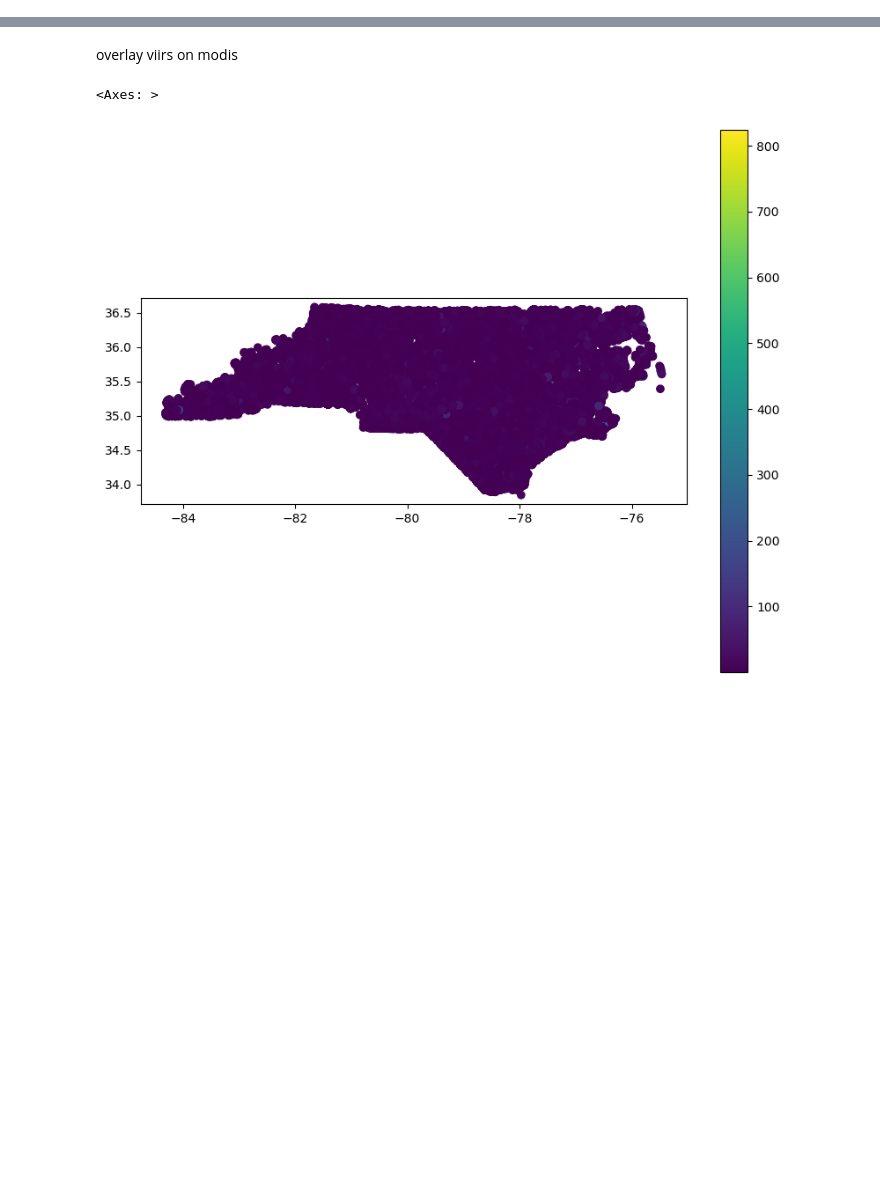
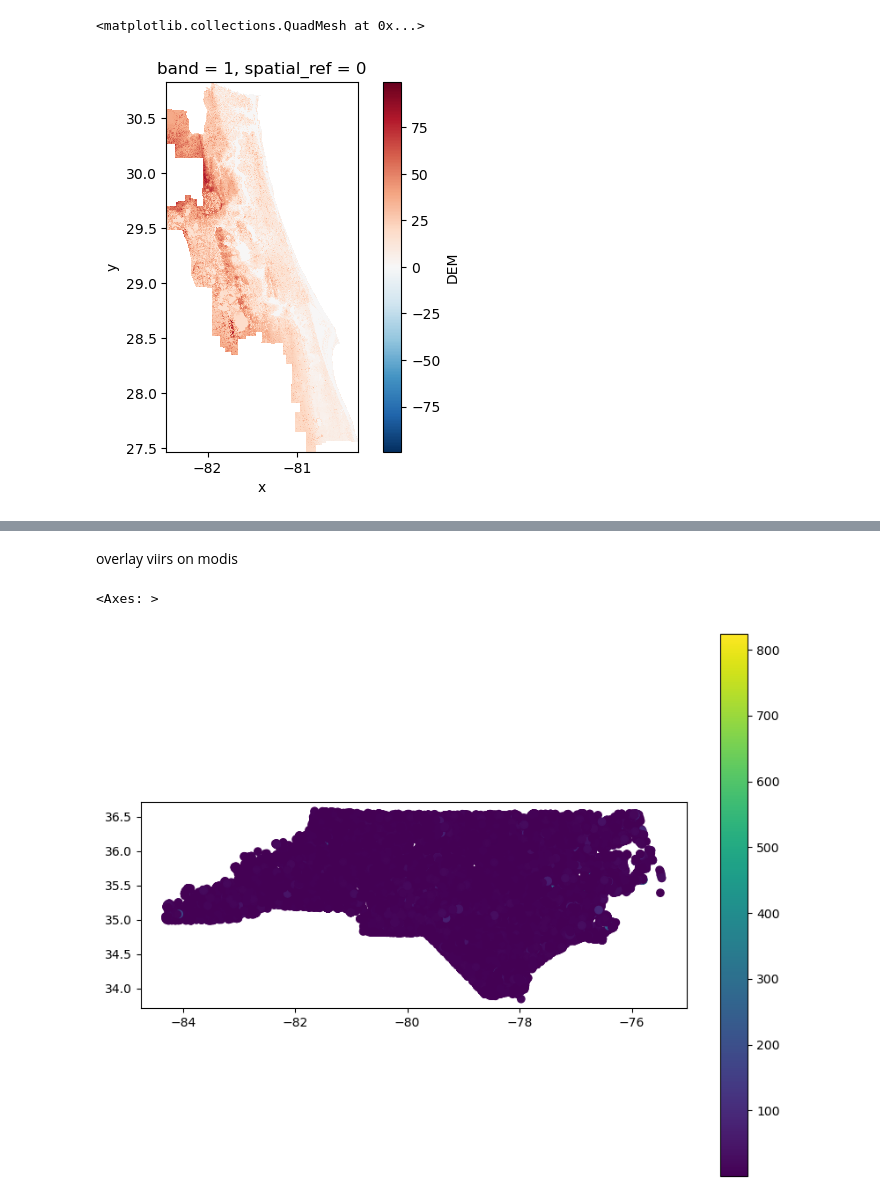
Before and after one commit to jimzhang629/peat_fire_stanback, a Jupyter notebook: notebooks/sandbox.ipynb, the cells around one changed output, grey strips where cells are left out. Drawn from its saved outputs; the diff is of its cells as text; code cells hidden in the pictures; blank space fills up the shorter version.

```diff
--- a/notebooks/sandbox.ipynb
+++ b/notebooks/sandbox.ipynb
@@ -5,3 +5,23 @@ from peatfire import data_path
 import matplotlib.pyplot as plt
 import rioxarray
 import xarray as xr
+# %%
+nc = gpd.read_file(data_path('processed', 'boundaries', 'nc_boundary.gpkg'))
+# %%
+glo30 = rioxarray.open_rasterio(
+    data_path(
+        'processed', 'topography',
+        'GLO30_DEM', 'GLO30_DEM.tif'
+    ),
+    masked=True
+)
+
+nc = nc.to_crs(glo30.rio.crs)
+
+fig, ax = plt.subplots()
+
+nc.plot(ax=ax, facecolor='none')
+glo30.plot(ax=ax)
+# %% [output]
+<matplotlib.collections.QuadMesh at 0x...>
+[figure, added]
```
Also changed, not shown: parts of 1 cell of this notebook, 2 other files.
